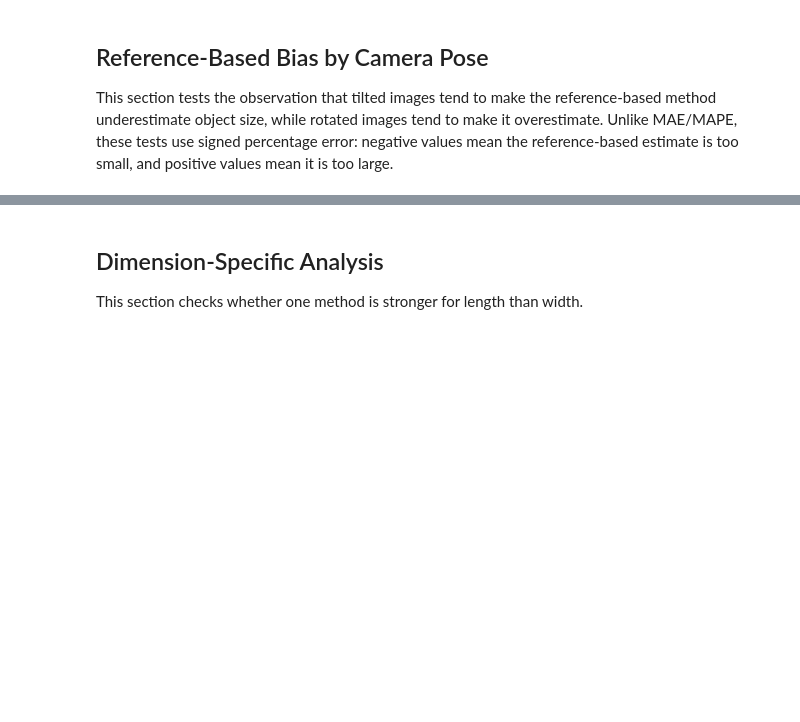
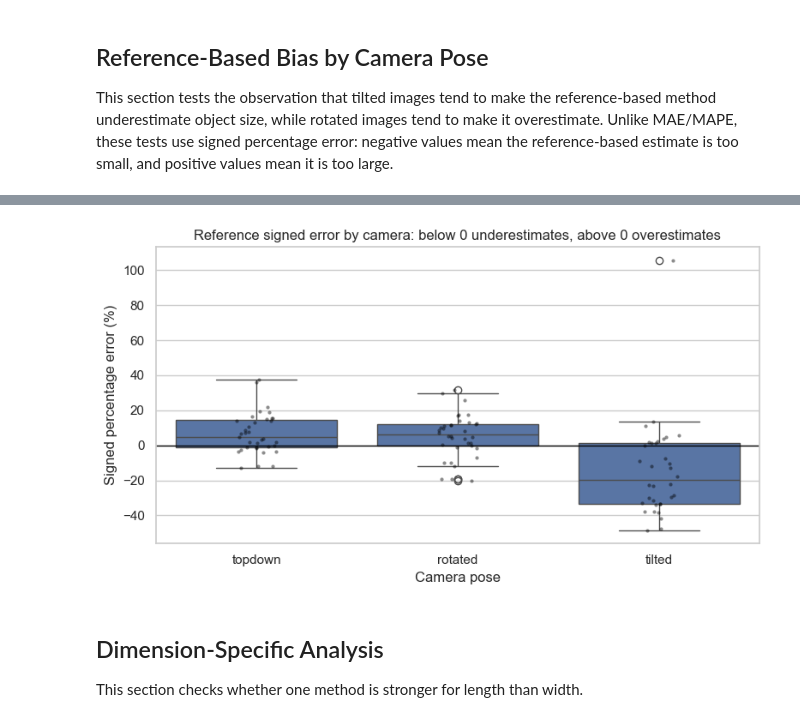
Before and after one commit to jiachenliu1128/CS543_Final_Project, a Jupyter notebook: notebooks/evaluation_reference_vs_vlm.ipynb, the cells around one changed output, grey strips where cells are left out. Cells and saved outputs as stored; diff of their text form; code cells hidden in the pictures; blank space fills up the shorter version.

```diff
--- a/notebooks/evaluation_reference_vs_vlm.ipynb
+++ b/notebooks/evaluation_reference_vs_vlm.ipynb
@@ -492,17 +566,19 @@ display(pairwise_camera_bias.round(4))
 # %%
 # Boxplots make the direction of the bias easy to see: below zero is smaller than ground truth.
 fig, ax = plt.subplots(figsize=(8, 4.5))
 if sns is not None:
     sns.boxplot(data=eval_data, x="camera_pose", y="reference_mean_pe_pct", order=["topdown", "rotated", "tilted"], ax=ax)
     sns.stripplot(data=eval_data, x="camera_pose", y="reference_mean_pe_pct", order=["topdown", "rotated", "tilted"], color="black", alpha=0.45, size=3, ax=ax)
 else:
     grouped = [eval_data.loc[eval_data["camera_pose"] == pose, "reference_mean_pe_pct"].dropna() for pose in ["topdown", "rotated", "tilted"]]
     ax.boxplot(grouped, labels=["topdown", "rotated", "tilted"])
 ax.axhline(0, color="black", linewidth=1)
-ax.set_title("Reference-based signed percentage error by camera pose")
+ax.set_title("Reference signed error by camera: below 0 underestimates, above 0 overestimates")
 ax.set_xlabel("Camera pose")
 ax.set_ylabel("Signed percentage error (%)")
 plt.tight_layout()
+# %% [output]
+[figure, added]
 # %% [markdown]
 ## Dimension-Specific Analysis
 
```
Also changed, not shown: parts of 14 cells of this notebook, 7 other files.
